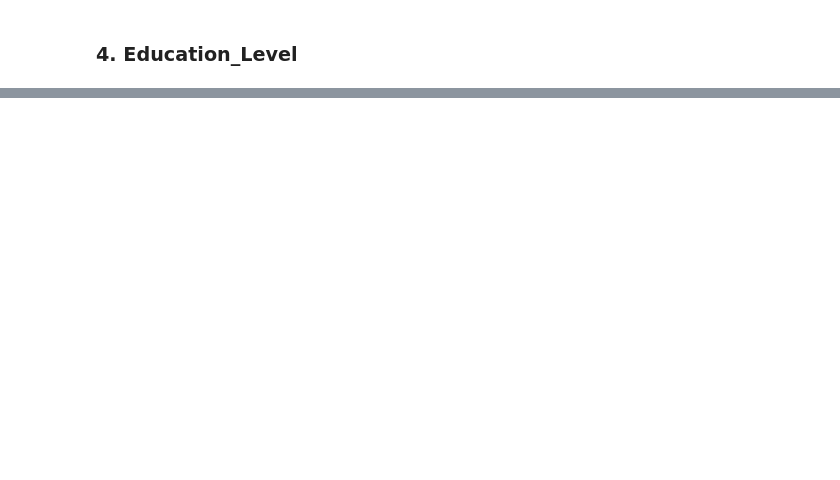
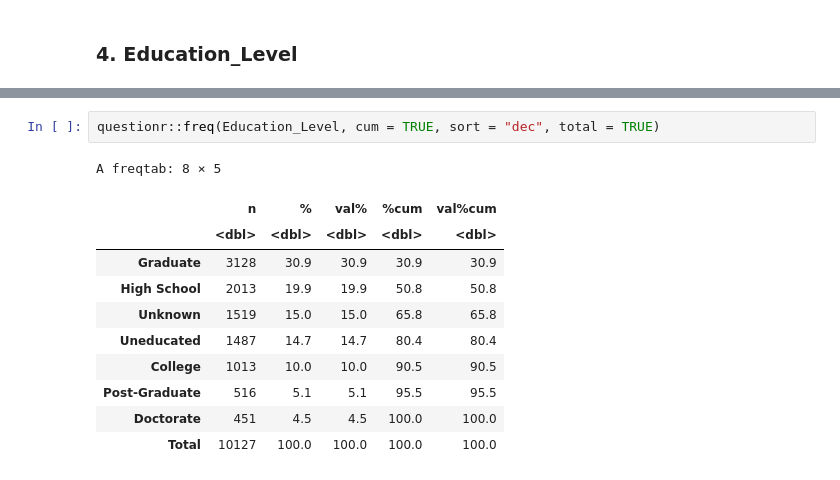
Before and after one commit to dioapw/TUBES_STATISTIKA_DATA, a Jupyter notebook: TUBES_STATISTIKA.ipynb, the cells around one changed output, grey strips where cells are left out. Drawn from its saved outputs; the diff is of its cells as text; blank space fills up the shorter version.

```diff
--- a/TUBES_STATISTIKA.ipynb
+++ b/TUBES_STATISTIKA.ipynb
@@ -462,0 +460,14 @@ legend("topright",c("Blue","Gold","Platinum","Silver"),fill=c("blue","gold","red
+# %%
+questionr::freq(Education_Level, cum = TRUE, sort = "dec", total = TRUE)
+# %% [output]
+A freqtab: 8 × 5
+|  | n | % | val% | %cum | val%cum |
+|  | <dbl> | <dbl> | <dbl> | <dbl> | <dbl> |
+| Graduate | 3128 | 30.9 | 30.9 | 30.9 | 30.9 |
+| High School | 2013 | 19.9 | 19.9 | 50.8 | 50.8 |
+| Unknown | 1519 | 15.0 | 15.0 | 65.8 | 65.8 |
+| Uneducated | 1487 | 14.7 | 14.7 | 80.4 | 80.4 |
+| College | 1013 | 10.0 | 10.0 | 90.5 | 90.5 |
+| Post-Graduate | 516 | 5.1 | 5.1 | 95.5 | 95.5 |
+| Doctorate | 451 | 4.5 | 4.5 | 100.0 | 100.0 |
+| Total | 10127 | 100.0 | 100.0 | 100.0 | 100.0 |
```
Also changed, not shown: parts of 24 cells of this notebook.
